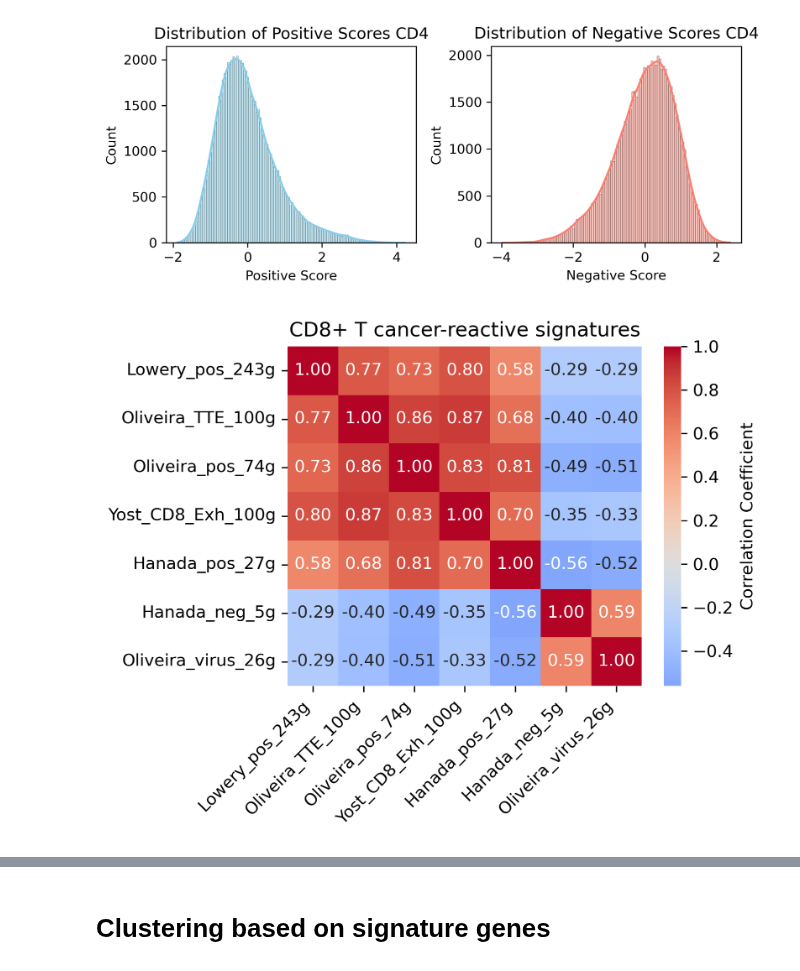
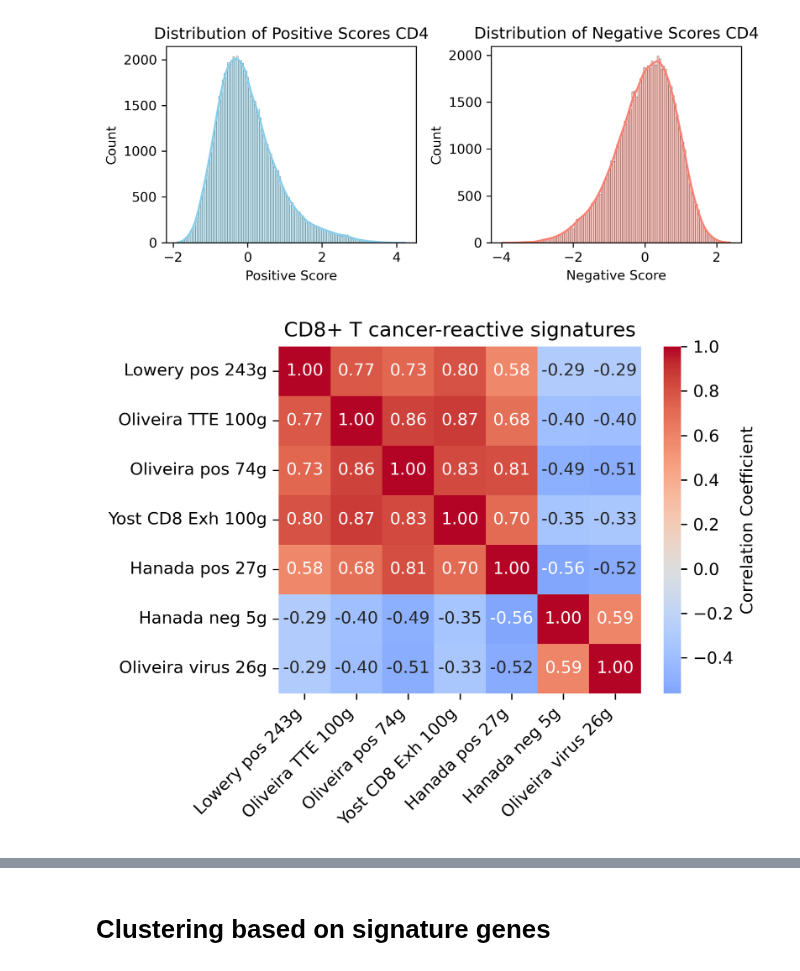
Before and after one commit to Sun-lab/CAT, a Jupyter notebook: Zheng_2021/process_output.ipynb, the cells around one changed output, grey strips where cells are left out. Drawn from its saved outputs; the diff is of its cells as text; code cells hidden in the pictures.

```diff
--- a/Zheng_2021/process_output.ipynb
+++ b/Zheng_2021/process_output.ipynb
@@ -2,8 +2,8 @@
 target_rd = 3000
 
 import pandas as pd
-df_cd4 = pd.read_csv('output_CD4.csv',index_col=0)
-df_cd8 = pd.read_csv('output_CD8.csv',index_col=0)
+df_cd4 = pd.read_csv('output_CD4.csv.gz',index_col=0)
+df_cd8 = pd.read_csv('output_CD8.csv.gz',index_col=0)
 df_cd8
 # %% [output]
 |  | CD8_Lowery_pos_243g | CD8_Oliveira_TTE_100g | CD8_Oliveira_pos_74g | CD8_Yost_CD8_Exh_100g | ... |
@@ -153,25 +153,25 @@ plt.show()
 # %%
 # Combine the lists to get all columns
 all_sigs_CD8 = pos_sigs_CD8 + neg_sigs_CD8
 
 # Calculate the correlation matrix for the specified columns in the original DataFrame
 corr_matrix = cd8_called[all_sigs_CD8].corr()
-corr_matrix.index = corr_matrix.index.str.replace(r"^CD8_ave_|^CD8_", "", regex=True)
-corr_matrix.columns = corr_matrix.columns.str.replace(r"^CD8_ave_|^CD8_", "", regex=True)
+corr_matrix.index = corr_matrix.index.str.replace(r"^CD8_ave_|^CD8_", "", regex=True).str.replace("_", " ")
+corr_matrix.columns = corr_matrix.columns.str.replace(r"^CD8_ave_|^CD8_", "", regex=True).str.replace("_", " ")
 
 
 # Create a heatmap of the correlation matrix
 plt.figure(figsize=(5.6, 4.5))
 heatmap = sns.heatmap(corr_matrix, annot=True, cmap="coolwarm", center=0, fmt=".2f",
                       cbar_kws={"label": "Correlation Coefficient"})
 
 plt.title("CD8+ T cancer-reactive signatures")
 plt.xticks(rotation=45, ha="right")
 plt.yticks(rotation=0)
 plt.tight_layout()
 plt.show()
 # %% [output]
-[figure, old version]
+[figure, new version]
 # %%
 # Combine the lists to get all columns
 all_sigs_CD4 = pos_sigs_CD4 + neg_sigs_CD4
```
Also changed, not shown: parts of 1 cell of this notebook, 11 other files.
